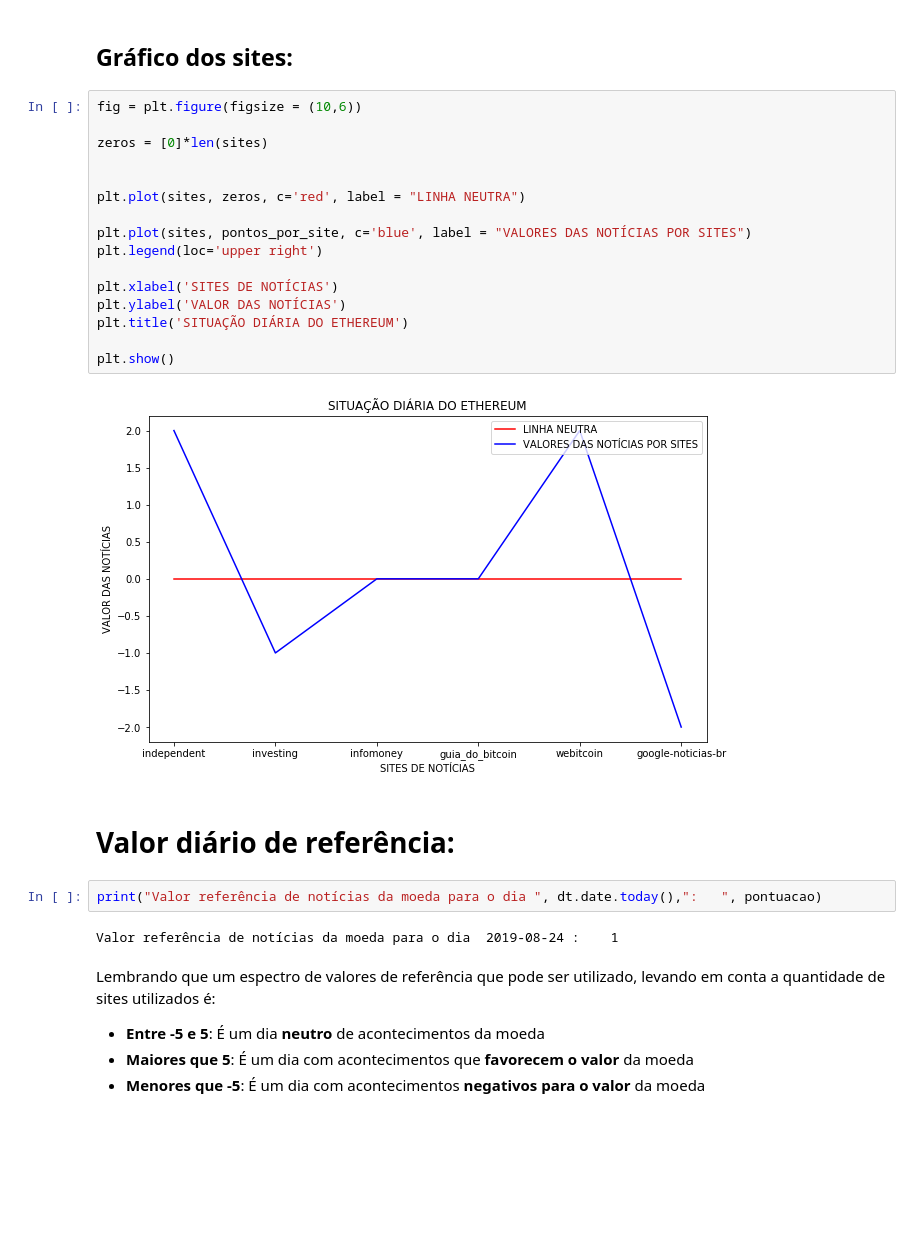
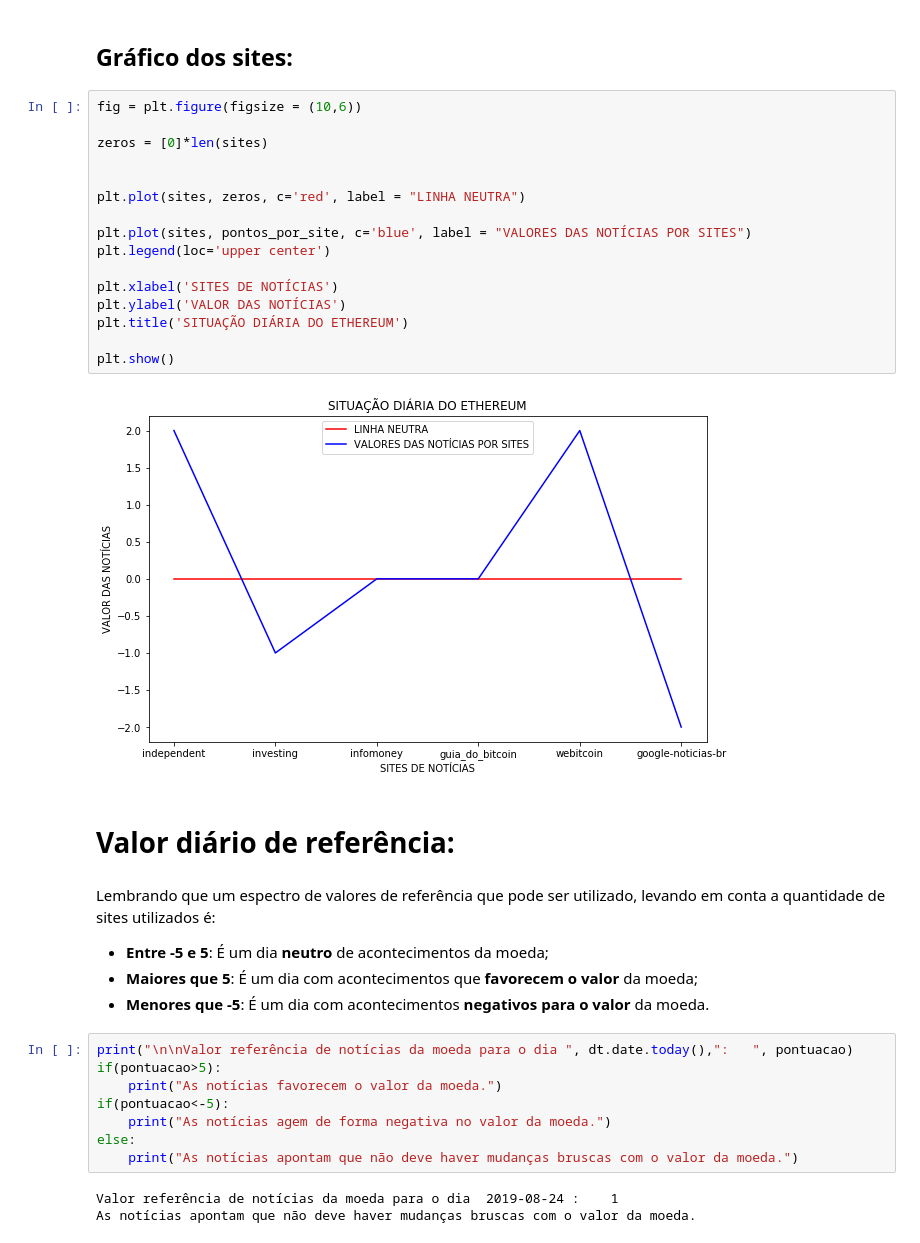
Before and after one commit to BrenoCPimenta/Noticias_Ethereum-Analise_Diaria-Web_Scraper, a Jupyter notebook: Noticias_Ethereum-Analise_Diaria_(Web_Scraper).ipynb, the cells around one changed output. Saved outputs shown, nothing was run; the diff lists cells and outputs as text; blank space fills up the shorter version.

```diff
--- a/Noticias_Ethereum-Analise_Diaria_(Web_Scraper).ipynb
+++ b/Noticias_Ethereum-Analise_Diaria_(Web_Scraper).ipynb
@@ -250,29 +250,36 @@ pontos_por_site.append(pontuacao - aux)
 # %%
 fig = plt.figure(figsize = (10,6))
 
 zeros = [0]*len(sites)
 
 
 plt.plot(sites, zeros, c='red', label = "LINHA NEUTRA")
 
 plt.plot(sites, pontos_por_site, c='blue', label = "VALORES DAS NOTÍCIAS POR SITES")
-plt.legend(loc='upper right')
+plt.legend(loc='upper center')
 
 plt.xlabel('SITES DE NOTÍCIAS')
 plt.ylabel('VALOR DAS NOTÍCIAS')
 plt.title('SITUAÇÃO DIÁRIA DO ETHEREUM')
 
 plt.show()
 # %% [output]
-[figure, old version]
+[figure, new version]
 # %% [markdown]
 # Valor diário de referência:
-# %%
-print("Valor referência de notícias da moeda para o dia ", dt.date.today(),":   ", pontuacao)
-# %% [output]
-Valor referência de notícias da moeda para o dia  2019-08-24 :    1
 # %% [markdown]
 Lembrando que um espectro de valores de referência que pode ser utilizado, levando em conta a quantidade de sites utilizados é:
-* **Entre -5 e 5**: É um dia **neutro** de acontecimentos da moeda
-* **Maiores que 5**:  É um dia com acontecimentos que **favorecem o valor** da moeda
-* **Menores que -5**: É um dia com acontecimentos **negativos para o valor** da moeda
+* **Entre -5 e 5**: É um dia **neutro** de acontecimentos da moeda;
+* **Maiores que 5**:  É um dia com acontecimentos que **favorecem o valor** da moeda;
+* **Menores que -5**: É um dia com acontecimentos **negativos para o valor** da moeda.
+# %%
+print("\n\nValor referência de notícias da moeda para o dia ", dt.date.today(),":   ", pontuacao)
+if(pontuacao>5):
+    print("As notícias favorecem o valor da moeda.")
+if(pontuacao<-5):
+    print("As notícias agem de forma negativa no valor da moeda.")
+else:
+    print("As notícias apontam que não deve haver mudanças bruscas com o valor da moeda.")
+# %% [output]
+Valor referência de notícias da moeda para o dia  2019-08-24 :    1
+As notícias apontam que não deve haver mudanças bruscas com o valor da moeda.
```
Also changed, not shown: parts of 3 cells of this notebook.
